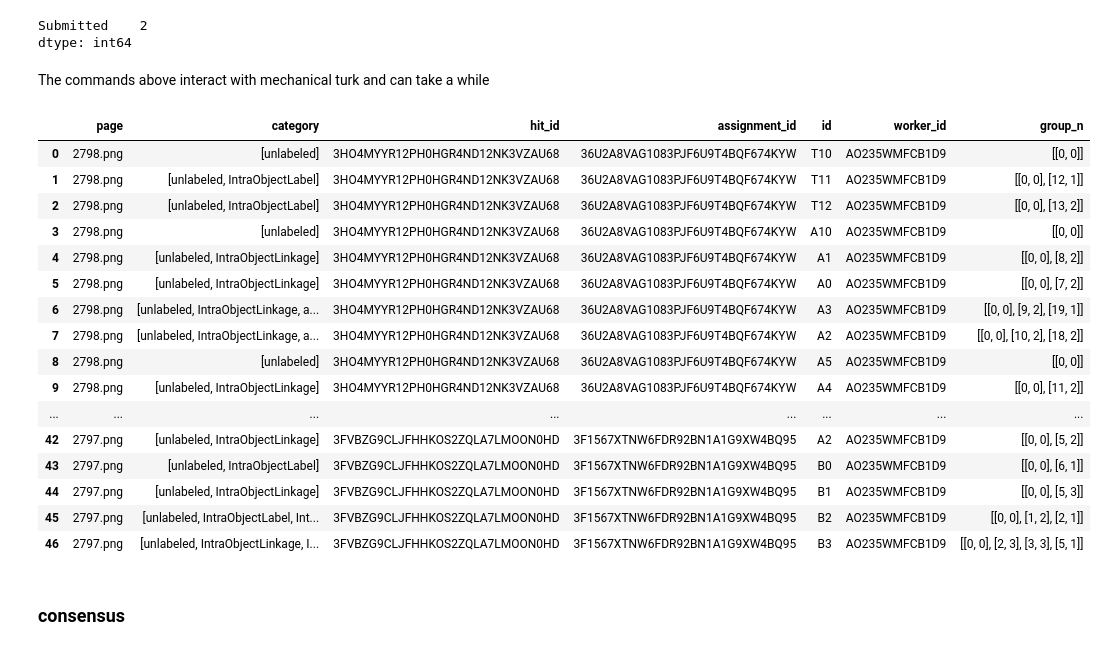
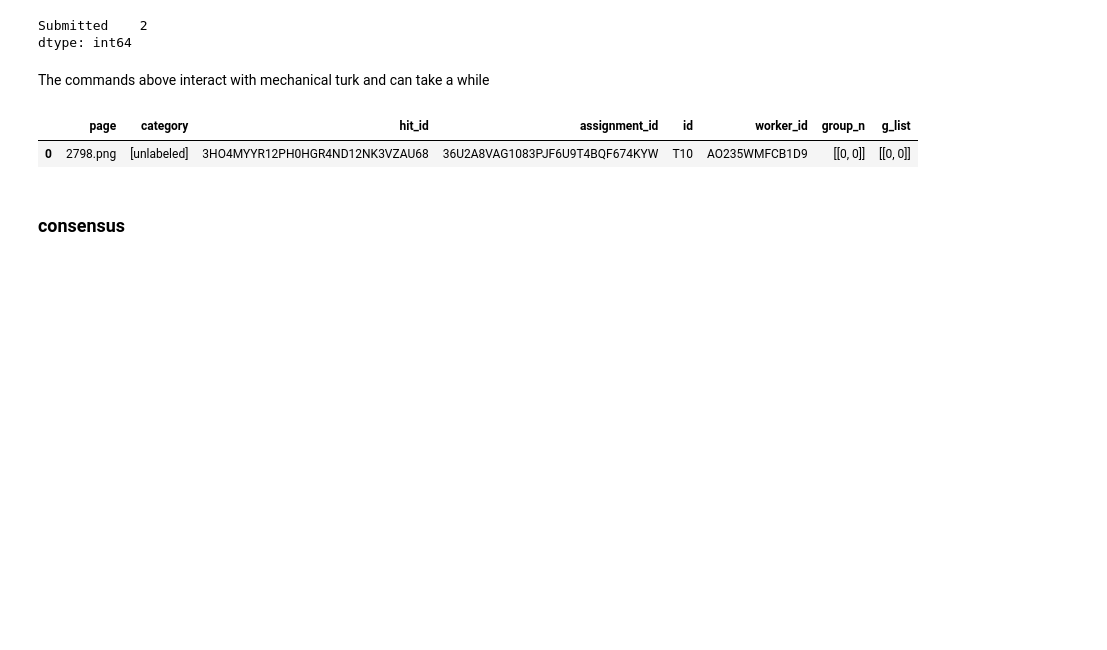
Before and after one commit to drschwenk/notebooks, a Jupyter notebook: shining_wc_anno/wc_annotation_driver.ipynb, the cells around one changed output. Cells and saved outputs as stored; diff of their text form; code cells hidden in the pictures; blank space fills up the shorter version.

```diff
--- a/shining_wc_anno/wc_annotation_driver.ipynb
+++ b/shining_wc_anno/wc_annotation_driver.ipynb
@@ -169,25 +150,10 @@ The commands above interact with mechanical turk and can take a while
 # %%
 results_df_shining_batch = amt_util.make_shining_results_df(raw_hit_results_current_batch)
 # %%
-results_df_shining_batch
+results_df_shining_batch.head(1)
 # %% [output]
-|  | page | category | hit_id | assignment_id | id | worker_id | group_n |
-| 0 | 2798.png | [unlabeled] | 3HO4MYYR12PH0HGR4ND12NK3VZAU68 | 36U2A8VAG1083PJF6U9T4BQF674KYW | T10 | AO235WMFCB1D9 | [[0, 0]] |
-| 1 | 2798.png | [unlabeled, IntraObjectLabel] | 3HO4MYYR12PH0HGR4ND12NK3VZAU68 | 36U2A8VAG1083PJF6U9T4BQF674KYW | T11 | AO235WMFCB1D9 | [[0, 0], [12, 1]] |
-| 2 | 2798.png | [unlabeled, IntraObjectLabel] | 3HO4MYYR12PH0HGR4ND12NK3VZAU68 | 36U2A8VAG1083PJF6U9T4BQF674KYW | T12 | AO235WMFCB1D9 | [[0, 0], [13, 2]] |
-| 3 | 2798.png | [unlabeled] | 3HO4MYYR12PH0HGR4ND12NK3VZAU68 | 36U2A8VAG1083PJF6U9T4BQF674KYW | A10 | AO235WMFCB1D9 | [[0, 0]] |
-| 4 | 2798.png | [unlabeled, IntraObjectLinkage] | 3HO4MYYR12PH0HGR4ND12NK3VZAU68 | 36U2A8VAG1083PJF6U9T4BQF674KYW | A1 | AO235WMFCB1D9 | [[0, 0], [8, 2]] |
-| 5 | 2798.png | [unlabeled, IntraObjectLinkage] | 3HO4MYYR12PH0HGR4ND12NK3VZAU68 | 36U2A8VAG1083PJF6U9T4BQF674KYW | A0 | AO235WMFCB1D9 | [[0, 0], [7, 2]] |
-| 6 | 2798.png | [unlabeled, IntraObjectLinkage, a... | 3HO4MYYR12PH0HGR4ND12NK3VZAU68 | 36U2A8VAG1083PJF6U9T4BQF674KYW | A3 | AO235WMFCB1D9 | [[0, 0], [9, 2], [19, 1]] |
-| 7 | 2798.png | [unlabeled, IntraObjectLinkage, a... | 3HO4MYYR12PH0HGR4ND12NK3VZAU68 | 36U2A8VAG1083PJF6U9T4BQF674KYW | A2 | AO235WMFCB1D9 | [[0, 0], [10, 2], [18, 2]] |
-| 8 | 2798.png | [unlabeled] | 3HO4MYYR12PH0HGR4ND12NK3VZAU68 | 36U2A8VAG1083PJF6U9T4BQF674KYW | A5 | AO235WMFCB1D9 | [[0, 0]] |
-| 9 | 2798.png | [unlabeled, IntraObjectLinkage] | 3HO4MYYR12PH0HGR4ND12NK3VZAU68 | 36U2A8VAG1083PJF6U9T4BQF674KYW | A4 | AO235WMFCB1D9 | [[0, 0], [11, 2]] |
-| ... | ... | ... | ... | ... | ... | ... | ... |
-| 42 | 2797.png | [unlabeled, IntraObjectLinkage] | 3FVBZG9CLJFHHKOS2ZQLA7LMOON0HD | 3F1567XTNW6FDR92BN1A1G9XW4BQ95 | A2 | AO235WMFCB1D9 | [[0, 0], [5, 2]] |
-| 43 | 2797.png | [unlabeled, IntraObjectLabel] | 3FVBZG9CLJFHHKOS2ZQLA7LMOON0HD | 3F1567XTNW6FDR92BN1A1G9XW4BQ95 | B0 | AO235WMFCB1D9 | [[0, 0], [6, 1]] |
-| 44 | 2797.png | [unlabeled, IntraObjectLinkage] | 3FVBZG9CLJFHHKOS2ZQLA7LMOON0HD | 3F1567XTNW6FDR92BN1A1G9XW4BQ95 | B1 | AO235WMFCB1D9 | [[0, 0], [5, 3]] |
-| 45 | 2797.png | [unlabeled, IntraObjectLabel, Int... | 3FVBZG9CLJFHHKOS2ZQLA7LMOON0HD | 3F1567XTNW6FDR92BN1A1G9XW4BQ95 | B2 | AO235WMFCB1D9 | [[0, 0], [1, 2], [2, 1]] |
-| 46 | 2797.png | [unlabeled, IntraObjectLinkage, I... | 3FVBZG9CLJFHHKOS2ZQLA7LMOON0HD | 3F1567XTNW6FDR92BN1A1G9XW4BQ95 | B3 | AO235WMFCB1D9 | [[0, 0], [2, 3], [3, 3], [5, 1]] |
+|  | page | category | hit_id | assignment_id | id | worker_id | group_n | g_list |
+| 0 | 2798.png | [unlabeled] | 3HO4MYYR12PH0HGR4ND12NK3VZAU68 | 36U2A8VAG1083PJF6U9T4BQF674KYW | T10 | AO235WMFCB1D9 | [[0, 0]] | [[0, 0]] |
 # %%
 anno_dir = './simpleAnnotations/'
 new_anno_dir = './newAnnotations/'
```
Also changed, not shown: parts of 16 cells of this notebook, 8 other files.
